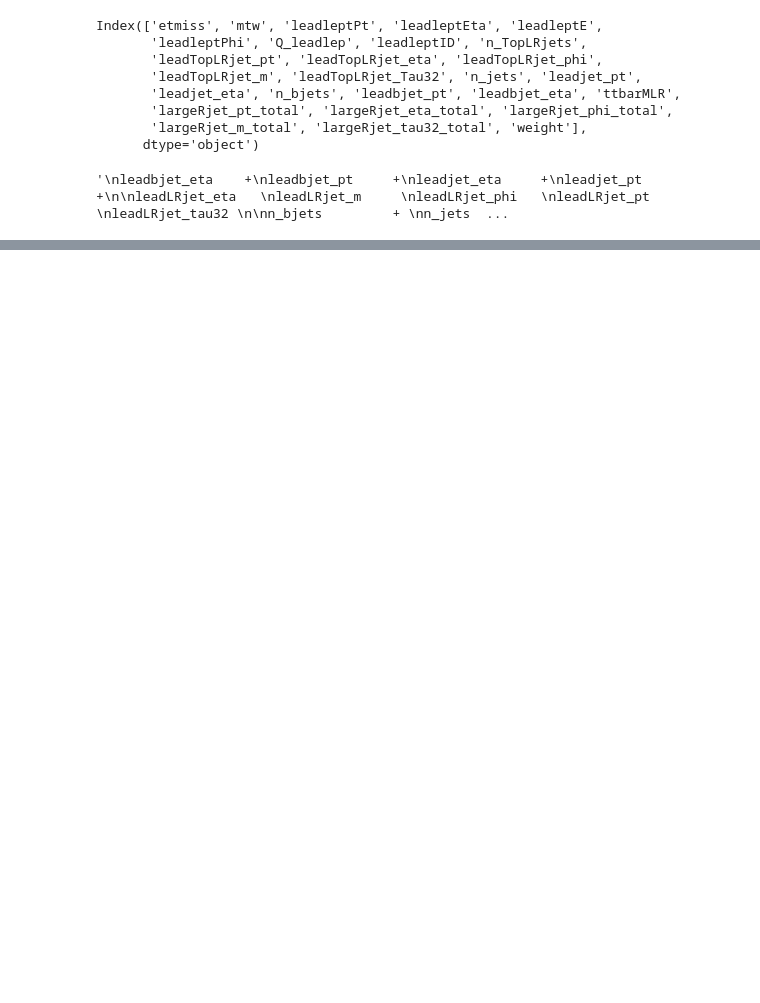
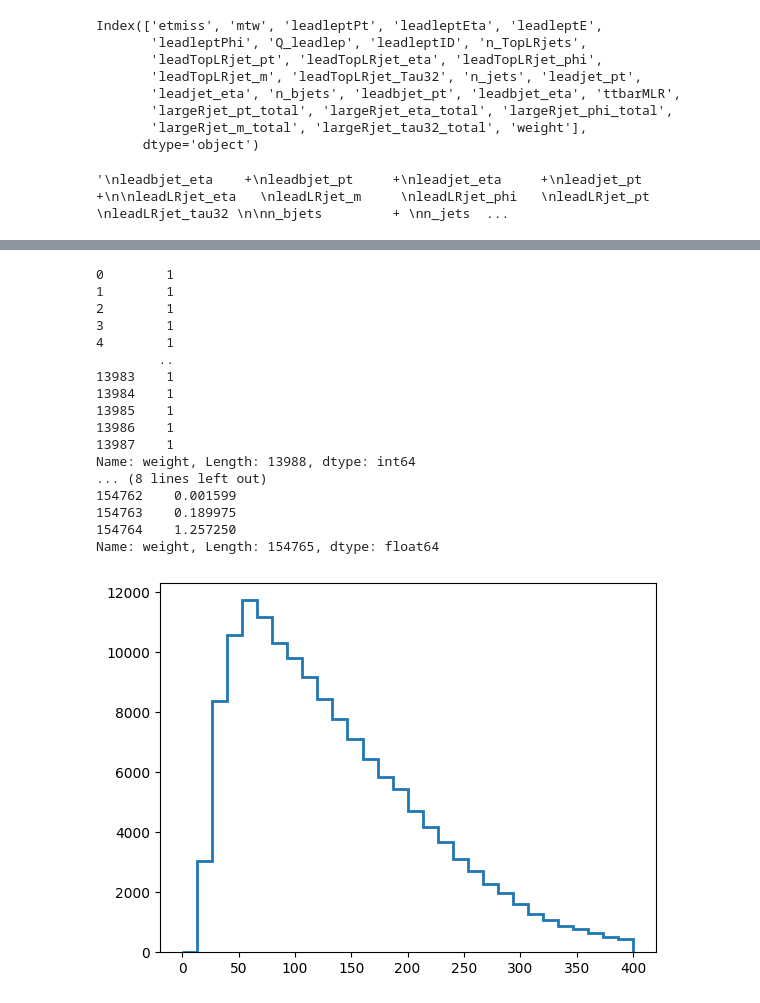
Before and after one commit to joaopedrobiu6/MASHEP_jbiu, a Jupyter notebook: Projeto/projeto.ipynb, the cells around one changed output, grey strips where cells are left out. Cells and saved outputs as stored; diff of their text form; code cells hidden in the pictures; blank space fills up the shorter version.

```diff
--- a/Projeto/projeto.ipynb
+++ b/Projeto/projeto.ipynb
@@ -130,0 +94,30 @@ for feature in plot_features:
+# %%
+plot_features = ["etmiss", "mtw", "Q_leadlep", "leadleptID", "leadleptEta", "leadleptE", "leadleptPhi", "leadleptPt",
+                 "leadTopLRjet_Tau32","leadTopLRjet_m", "leadTopLRjet_phi", "leadTopLRjet_eta", "leadTopLRjet_pt", "n_TopLRjets", "n_bjets", "n_jets", "ttbarMLR"]
+
+# multiply all columns by the weights
+
+print(data["weight"])
+print(ttbar_lep["weight"])
+
+plt.hist(ttbar_lep["etmiss"], bins=30, histtype="step", linewidth=2, weights=ttbar_lep["weight"], range=(0, 400))
+plt.show()
+# %% [output]
+0        1
+1        1
+2        1
+3        1
+4        1
+        ..
+13983    1
+13984    1
+13985    1
+13986    1
+13987    1
+Name: weight, Length: 13988, dtype: int64
+... (8 lines left out)
+154762    0.001599
+154763    0.189975
+154764    1.257250
+Name: weight, Length: 154765, dtype: float64
+[figure, added]
```
Also changed, not shown: parts of 6 cells of this notebook, 2 other files.
